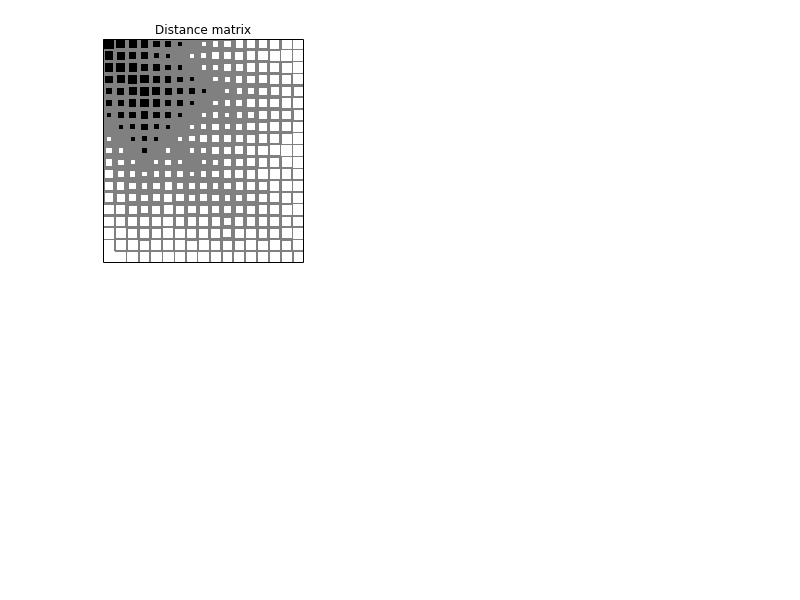
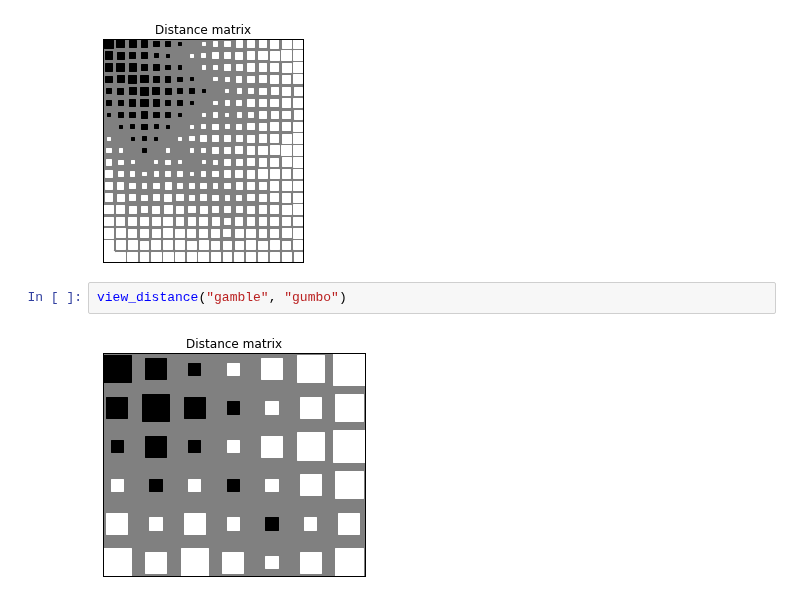
Before and after one commit to anoopsarkar/nlp-class, a Jupyter notebook: assets/notebooks/edit-distance.ipynb, the cells around one changed output. Saved outputs shown, nothing was run; the diff lists cells and outputs as text; blank space fills up the shorter version.

Commit message:
updated edit distance notebook

```diff
--- a/assets/notebooks/edit-distance.ipynb
+++ b/assets/notebooks/edit-distance.ipynb
@@ -74,3 +297,7 @@ def view_distance(a, b):
 view_distance("recognize speech", "wreck a nice beach")
 # %% [output]
 [figure]
+# %%
+view_distance("gamble", "gumbo")
+# %% [output]
+[figure, added]
```
Also changed, not shown: parts of 8 cells of this notebook.
